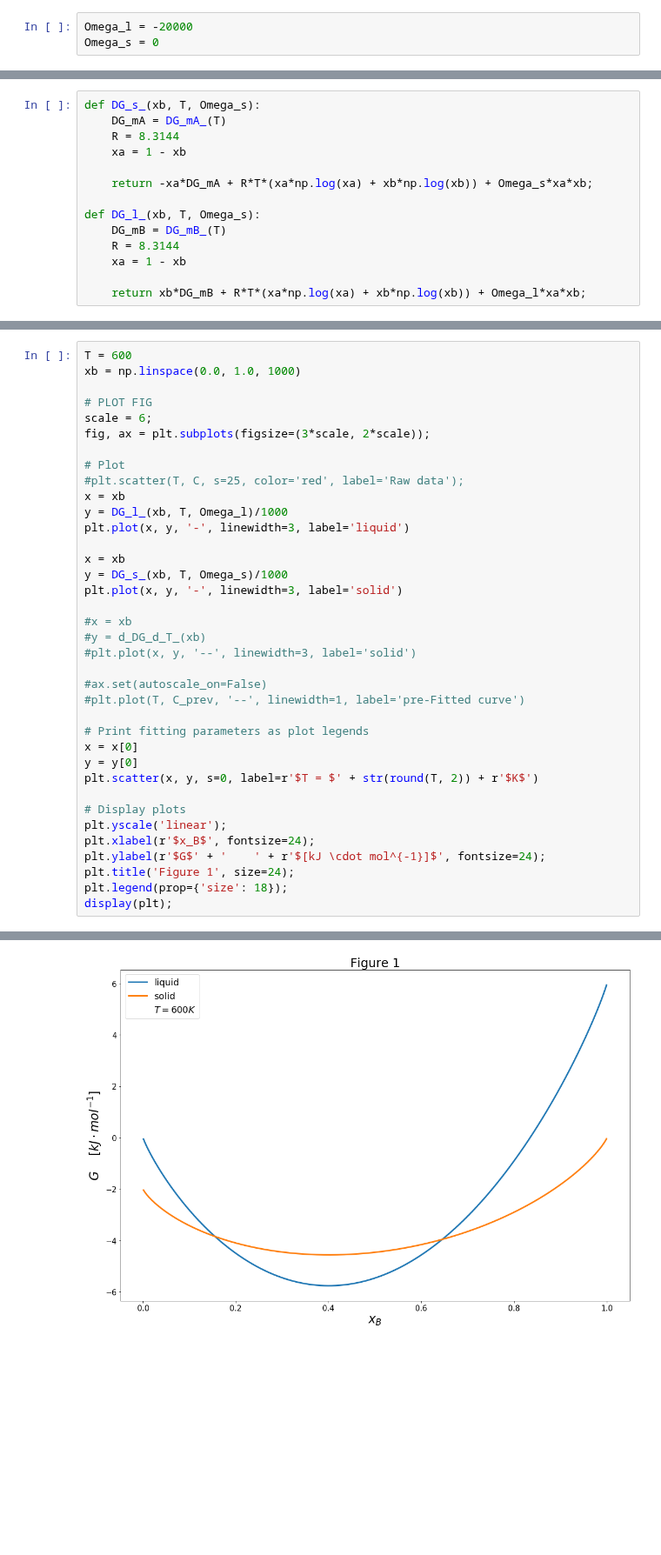
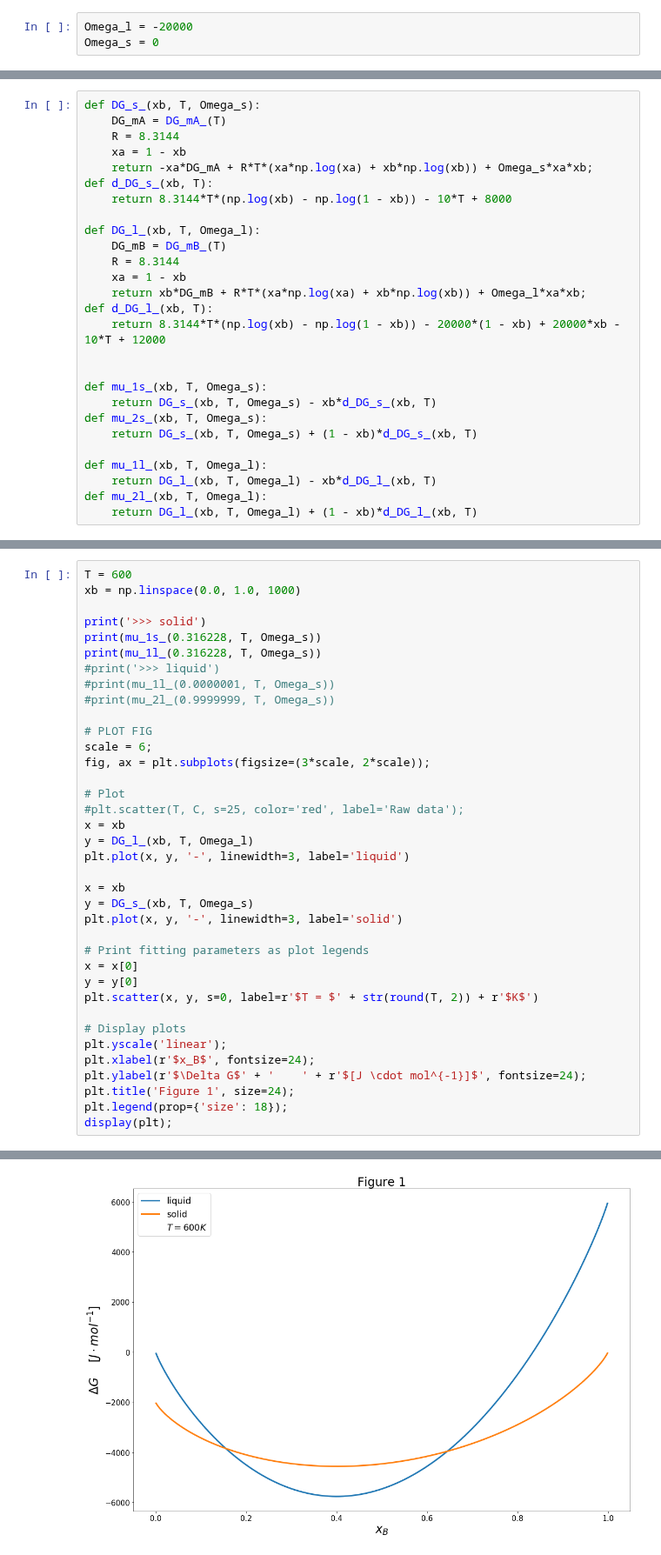
Before and after one commit to KiraSensei13/MNT_ITESM_courses, a Jupyter notebook: 2.2.ThermodynamicsOfMaterials/classActivity03/BinaryPhaseDiagrams.ipynb, the cells around one changed output, grey strips where cells are left out. Shown at 87% size. Saved outputs shown, nothing was run; the diff lists cells and outputs as text; blank space fills up the shorter version.

```diff
--- a/2.2.ThermodynamicsOfMaterials/classActivity03/BinaryPhaseDiagrams.ipynb
+++ b/2.2.ThermodynamicsOfMaterials/classActivity03/BinaryPhaseDiagrams.ipynb
@@ -54,12 +63,25 @@ def DG_s_(xb, T, Omega_s):
     DG_mA = DG_mA_(T)
     R = 8.3144
     xa = 1 - xb
+    return -xa*DG_mA + R*T*(xa*np.log(xa) + xb*np.log(xb)) + Omega_s*xa*xb;
+def d_DG_s_(xb, T):
+    return 8.3144*T*(np.log(xb) - np.log(1 - xb)) - 10*T + 8000
 
-    return -xa*DG_mA + R*T*(xa*np.log(xa) + xb*np.log(xb)) + Omega_s*xa*xb;
-
-def DG_l_(xb, T, Omega_s):
+def DG_l_(xb, T, Omega_l):
     DG_mB = DG_mB_(T)
     R = 8.3144
     xa = 1 - xb
+    return xb*DG_mB + R*T*(xa*np.log(xa) + xb*np.log(xb)) + Omega_l*xa*xb;
+def d_DG_l_(xb, T):
+    return 8.3144*T*(np.log(xb) - np.log(1 - xb)) - 20000*(1 - xb) + 20000*xb - 10*T + 12000
 
-    return xb*DG_mB + R*T*(xa*np.log(xa) + xb*np.log(xb)) + Omega_l*xa*xb;
+
+def mu_1s_(xb, T, Omega_s):
+    return DG_s_(xb, T, Omega_s) - xb*d_DG_s_(xb, T)
+def mu_2s_(xb, T, Omega_s):
+    return DG_s_(xb, T, Omega_s) + (1 - xb)*d_DG_s_(xb, T)
+
+def mu_1l_(xb, T, Omega_l):
+    return DG_l_(xb, T, Omega_l) - xb*d_DG_l_(xb, T)
+def mu_2l_(xb, T, Omega_l):
+    return DG_l_(xb, T, Omega_l) + (1 - xb)*d_DG_l_(xb, T)
@@ -102,6 +90,13 @@ DG_s_(a, T, Omega_s) = d_DG_s_(a, T)
 # %%
 T = 600
 xb = np.linspace(0.0, 1.0, 1000)
+
+print('>>> solid')
+print(mu_1s_(0.316228, T, Omega_s))
+print(mu_1l_(0.316228, T, Omega_s))
+#print('>>> liquid')
+#print(mu_1l_(0.0000001, T, Omega_s))
+#print(mu_2l_(0.9999999, T, Omega_s))
 
 # PLOT FIG
 scale = 6;
@@ -110,19 +105,12 @@ fig, ax = plt.subplots(figsize=(3*scale, 2*scale));
 # Plot
 #plt.scatter(T, C, s=25, color='red', label='Raw data');
 x = xb
-y = DG_l_(xb, T, Omega_l)/1000
+y = DG_l_(xb, T, Omega_l)
 plt.plot(x, y, '-', linewidth=3, label='liquid')
 
 x = xb
-y = DG_s_(xb, T, Omega_s)/1000
+y = DG_s_(xb, T, Omega_s)
 plt.plot(x, y, '-', linewidth=3, label='solid')
-
-#x = xb
-#y = d_DG_d_T_(xb)
-#plt.plot(x, y, '--', linewidth=3, label='solid')
-
-#ax.set(autoscale_on=False)
-#plt.plot(T, C_prev, '--', linewidth=1, label='pre-Fitted curve')
 
 # Print fitting parameters as plot legends
 x = x[0]
@@ -132,7 +120,7 @@ plt.scatter(x, y, s=0, label=r'$T = $' + str(round(T, 2)) + r'$K$')
 # Display plots
 plt.yscale('linear');
 plt.xlabel(r'$x_B$', fontsize=24);
-plt.ylabel(r'$G$' + '    ' + r'$[kJ \cdot mol^{-1}]$', fontsize=24);
+plt.ylabel(r'$\Delta G$' + '    ' + r'$[J \cdot mol^{-1}]$', fontsize=24);
 plt.title('Figure 1', size=24);
 plt.legend(prop={'size': 18});
 display(plt);
@@ -141 +132 @@ display(plt);
-[figure, old version]
+[figure, new version]
```
Also changed, not shown: parts of 11 cells of this notebook.
